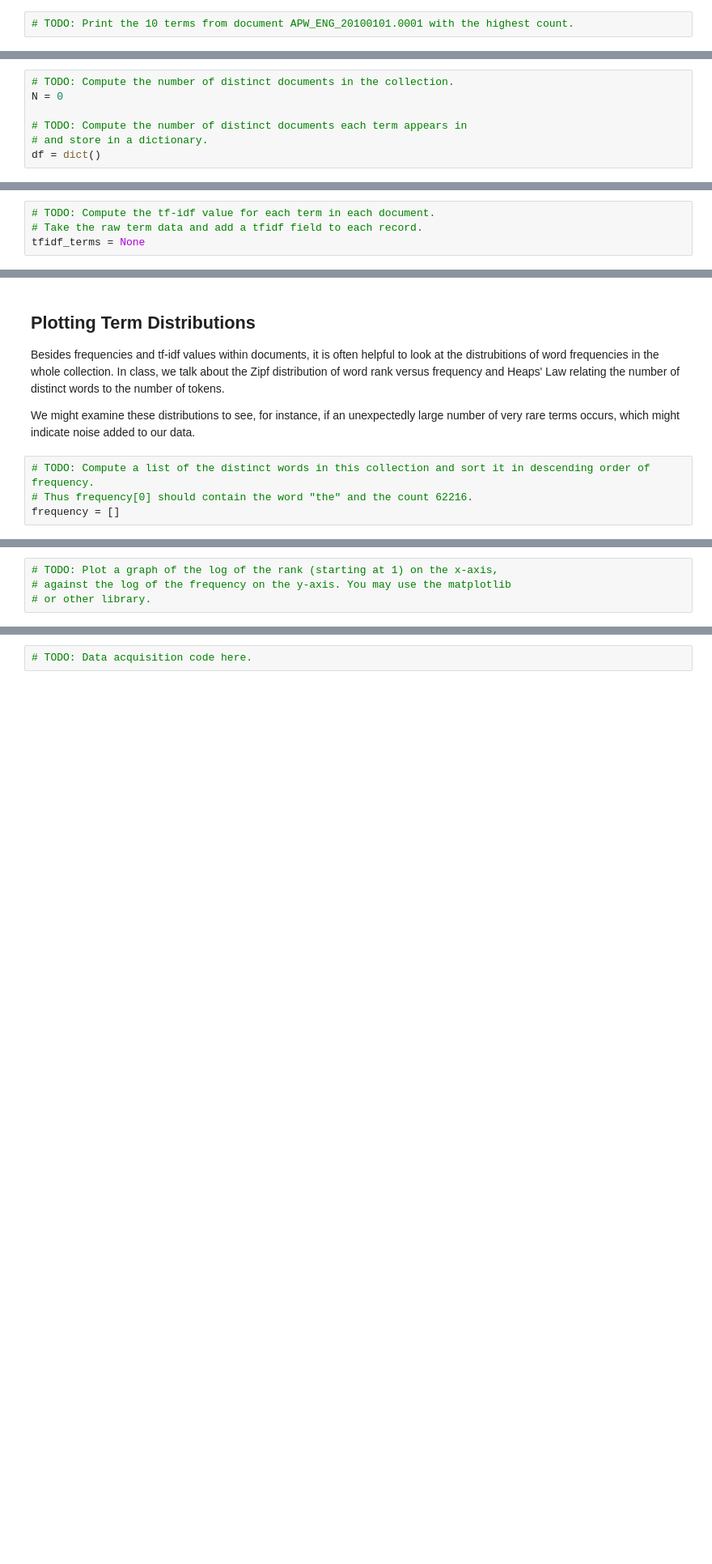
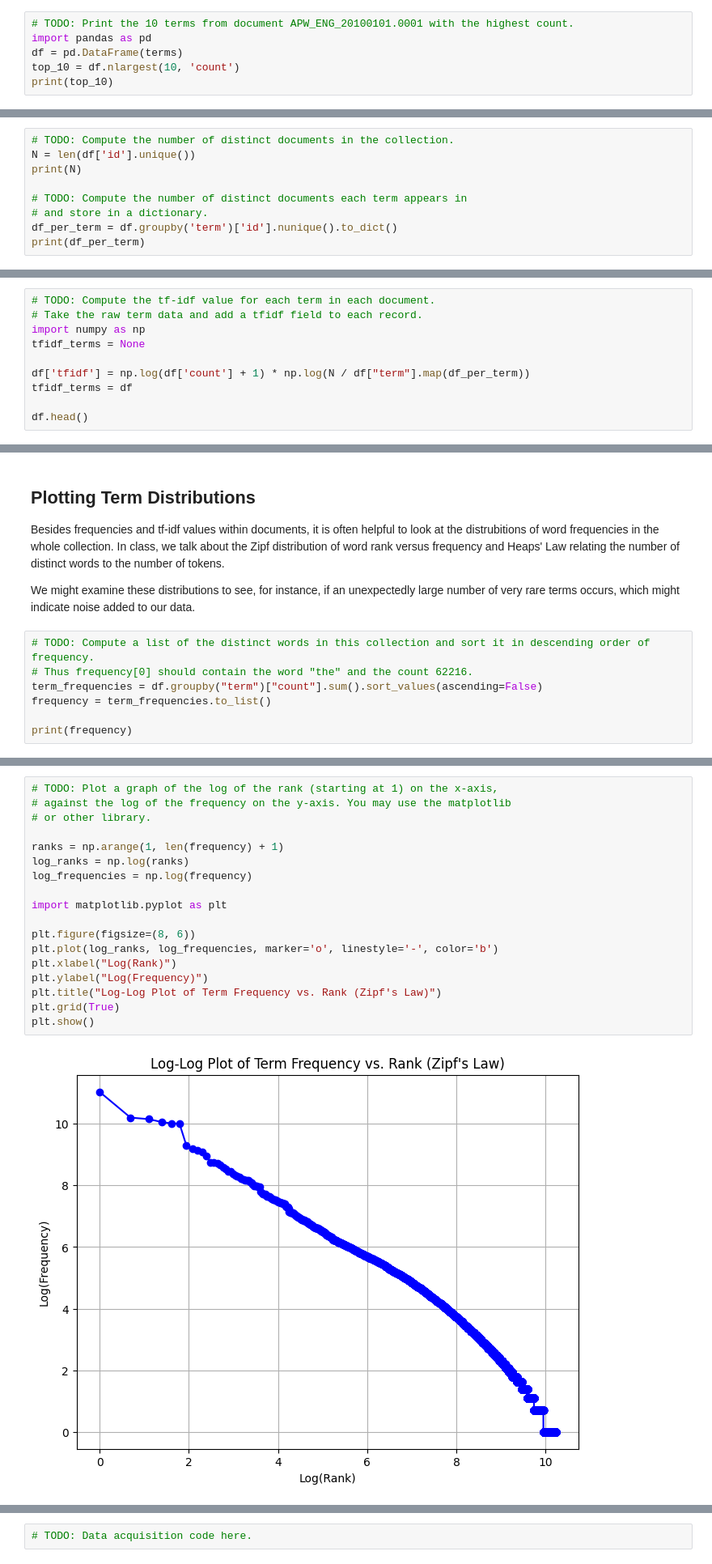
Before and after one commit to yashhbeladiya/freegamescout, a Jupyter notebook: term_statistics.ipynb, the cells around one changed output, grey strips where cells are left out. Shown at 81% size. Cells and saved outputs as stored; diff of their text form; blank space fills up the shorter version.

```diff
--- a/term_statistics.ipynb
+++ b/term_statistics.ipynb
@@ -75,3 +75,7 @@ If we look at the most frequent terms for a given document, we mostly see common
 Feel free to define helper functions in your code before computing the statistics we're looking for.
 # %%
 # TODO: Print the 10 terms from document APW_ENG_20100101.0001 with the highest count.
+import pandas as pd
+df = pd.DataFrame(terms)
+top_10 = df.nlargest(10, 'count')
+print(top_10)
@@ -81,8 +114,10 @@ Feel free to define helper functions in your code before computing the statistic
 Raw counts may not be the most informative statistic. One common improvement is to use *inverse document frequency*, the inverse of the proportion of documents that contain a given term.
 # %%
 # TODO: Compute the number of distinct documents in the collection.
-N = 0
+N = len(df['id'].unique())
+print(N)
 
 # TODO: Compute the number of distinct documents each term appears in
 # and store in a dictionary.
-df = dict()
+df_per_term = df.groupby('term')['id'].nunique().to_dict()
+print(df_per_term)
@@ -99,4 +140,10 @@ Later in the course, we will show a probabilistic derivation of this quantity ba
 # %%
 # TODO: Compute the tf-idf value for each term in each document.
 # Take the raw term data and add a tfidf field to each record.
+import numpy as np
 tfidf_terms = None
+
+df['tfidf'] = np.log(df['count'] + 1) * np.log(N / df["term"].map(df_per_term))
+tfidf_terms = df
+
+df.head()
@@ -111,4 +185,7 @@ We might examine these distributions to see, for instance, if an unexpectedly la
 # %%
 # TODO: Compute a list of the distinct words in this collection and sort it in descending order of frequency.
 # Thus frequency[0] should contain the word "the" and the count 62216.
-frequency = []
+term_frequencies = df.groupby("term")["count"].sum().sort_values(ascending=False)
+frequency = term_frequencies.to_list()
+
+print(frequency)
@@ -115,7 +194,23 @@ frequency = []
 # %%
 # TODO: Plot a graph of the log of the rank (starting at 1) on the x-axis,
 # against the log of the frequency on the y-axis. You may use the matplotlib
 # or other library.
+
+ranks = np.arange(1, len(frequency) + 1)
+log_ranks = np.log(ranks)
+log_frequencies = np.log(frequency)
+
+import matplotlib.pyplot as plt
+
+plt.figure(figsize=(8, 6))
+plt.plot(log_ranks, log_frequencies, marker='o', linestyle='-', color='b')
+plt.xlabel("Log(Rank)")
+plt.ylabel("Log(Frequency)")
+plt.title("Log-Log Plot of Term Frequency vs. Rank (Zipf's Law)")
+plt.grid(True)
+plt.show()
+# %% [output]
+[figure, added]
 # %%
 # TODO: Compute the number of tokens in the corpus.
 # Remember to count each occurrence of each word. For instance, the 62,216
```
Also changed, not shown: parts of 11 cells of this notebook.
